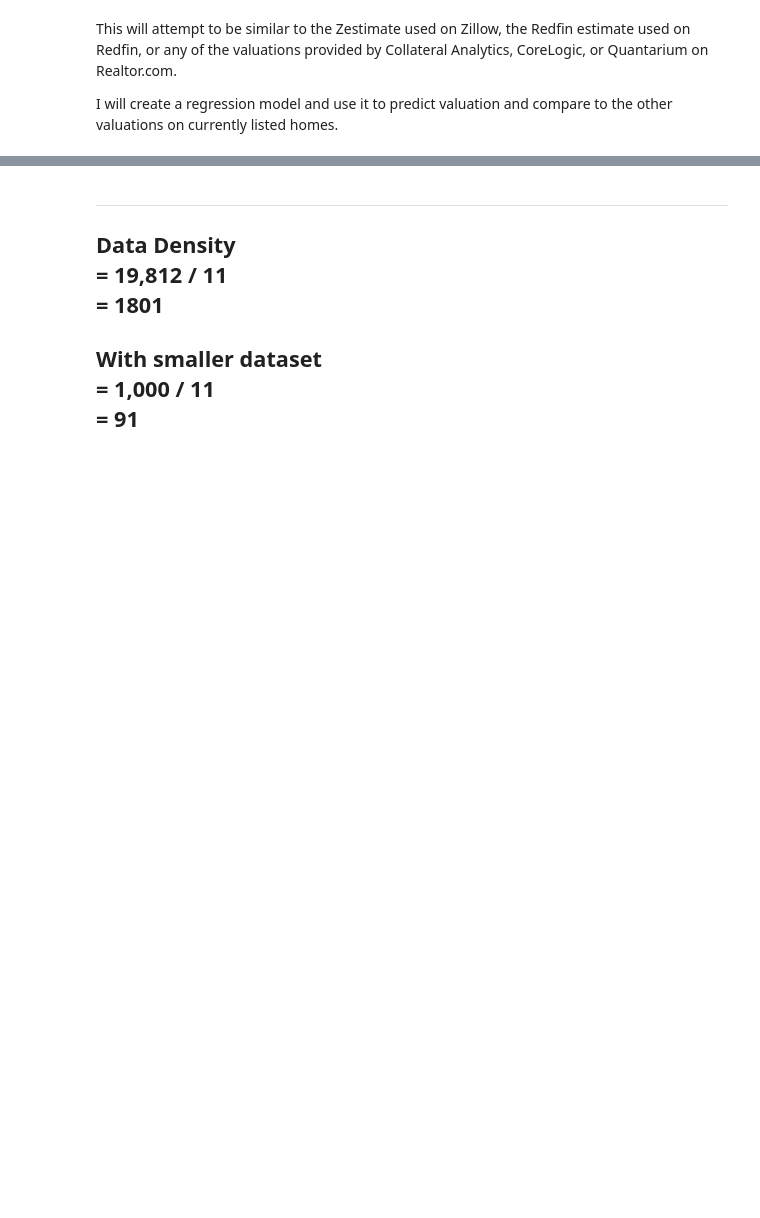
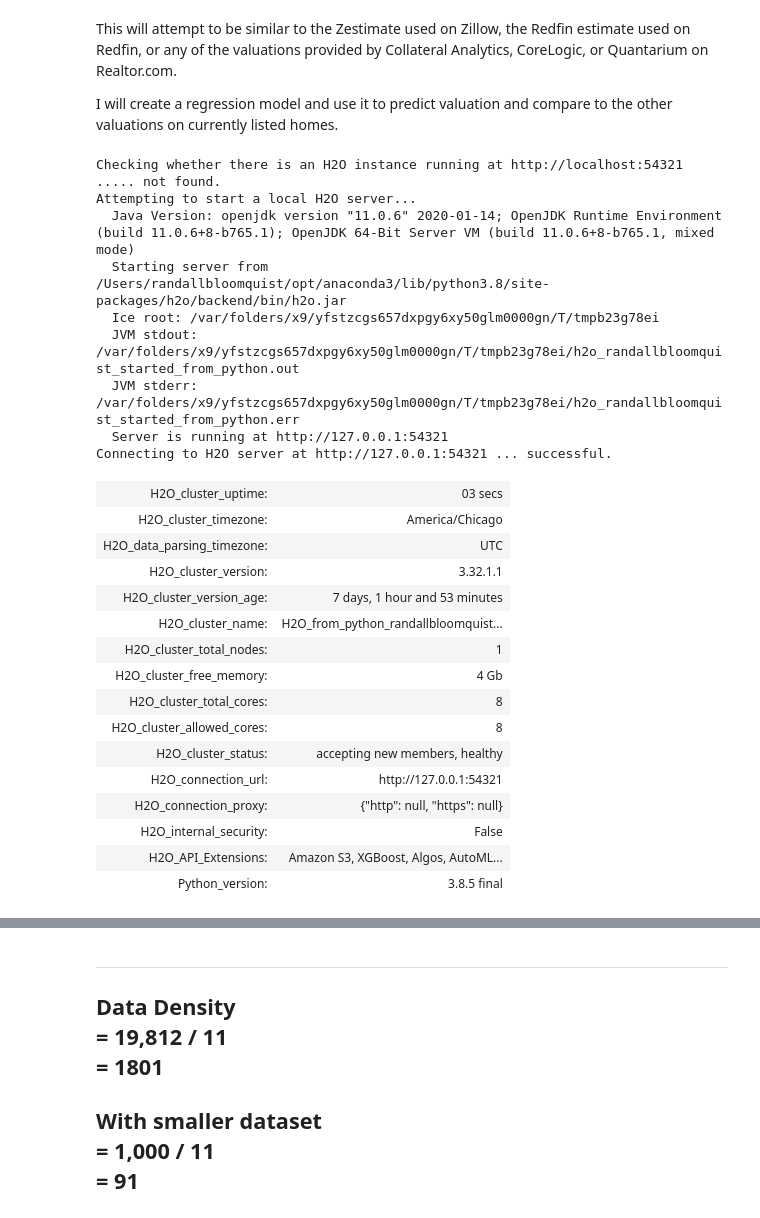
Before and after one commit to randallb15/PredictingSAHomeValues, a Jupyter notebook: HomeValueEstimate.ipynb, the cells around one changed output, grey strips where cells are left out. Saved outputs shown, nothing was run; the diff lists cells and outputs as text; code cells hidden in the pictures; blank space fills up the shorter version.

```diff
--- a/HomeValueEstimate.ipynb
+++ b/HomeValueEstimate.ipynb
@@ -7,6 +7,34 @@ I will create a regression model and use it to predict valuation and compare to
 # %%
 %run src/imports.py
 from src.helpers import calculate_five_percent, calculate_ten_percent, calculate_twenty_percent
+# %%
+h2o.init()
+# %% [output]
+Checking whether there is an H2O instance running at http://localhost:54321 ..... not found.
+Attempting to start a local H2O server...
+  Java Version: openjdk version "11.0.6" 2020-01-14; OpenJDK Runtime Environment (build 11.0.6+8-b765.1); OpenJDK 64-Bit Server VM (build 11.0.6+8-b765.1, mixed mode)
+  Starting server from /Users/randallbloomquist/opt/anaconda3/lib/python3.8/site-packages/h2o/backend/bin/h2o.jar
+  Ice root: /var/folders/x9/yfstzcgs657dxpgy6xy50glm0000gn/T/tmpb23g78ei
+  JVM stdout: /var/folders/x9/yfstzcgs657dxpgy6xy50glm0000gn/T/tmpb23g78ei/h2o_randallbloomquist_started_from_python.out
+  JVM stderr: /var/folders/x9/yfstzcgs657dxpgy6xy50glm0000gn/T/tmpb23g78ei/h2o_randallbloomquist_started_from_python.err
+  Server is running at http://127.0.0.1:54321
+Connecting to H2O server at http://127.0.0.1:54321 ... successful.
+| H2O_cluster_uptime: | 03 secs |
+| H2O_cluster_timezone: | America/Chicago |
+| H2O_data_parsing_timezone: | UTC |
+| H2O_cluster_version: | 3.32.1.1 |
+| H2O_cluster_version_age: | 7 days, 1 hour and 53 minutes |
+| H2O_cluster_name: | H2O_from_python_randallbloomquist... |
+| H2O_cluster_total_nodes: | 1 |
+| H2O_cluster_free_memory: | 4 Gb |
+| H2O_cluster_total_cores: | 8 |
+| H2O_cluster_allowed_cores: | 8 |
+| H2O_cluster_status: | accepting new members, healthy |
+| H2O_connection_url: | http://127.0.0.1:54321 |
+| H2O_connection_proxy: | {"http": null, "https": null} |
+| H2O_internal_security: | False |
+| H2O_API_Extensions: | Amazon S3, XGBoost, Algos, AutoML... |
+| Python_version: | 3.8.5 final |
 # %%
 sns.set(rc={'figure.figsize':(16,4)})
 # %%
```
Also changed, not shown: parts of 4 cells of this notebook, 1 other file.
